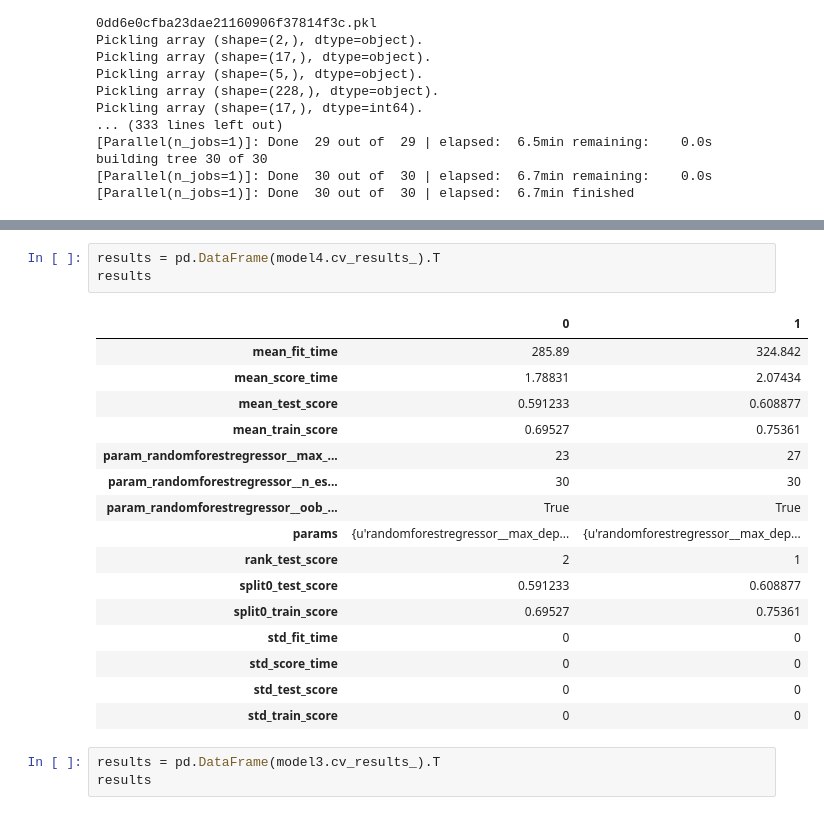
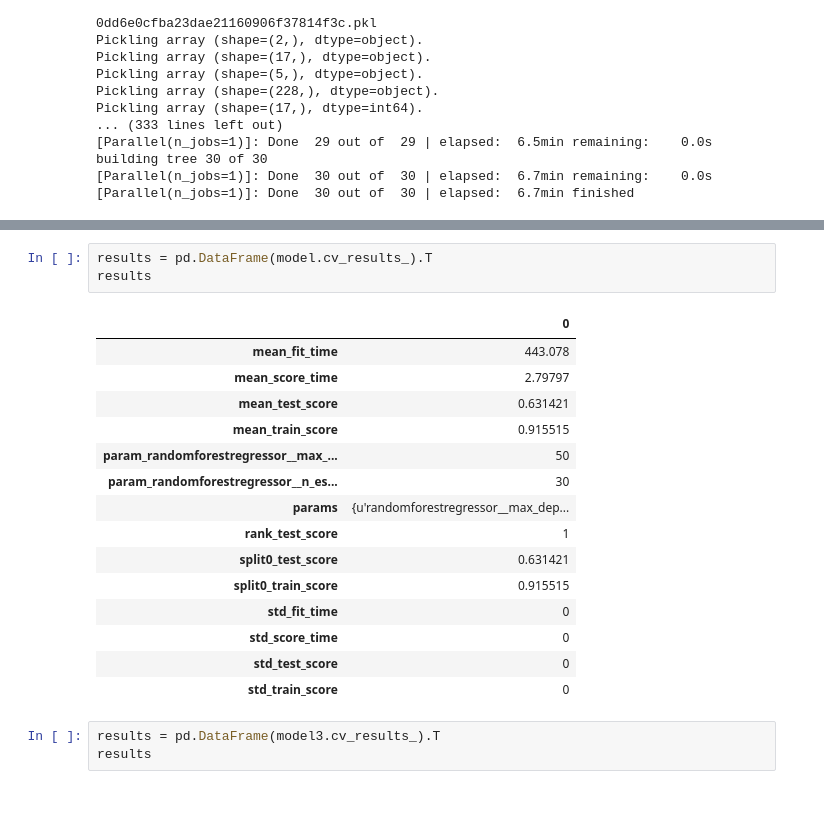
Before and after one commit to aok1425/311-prediction-times, a Jupyter notebook: modeling_completion_time/10 Random Forests R2 0.63.ipynb, the cells around one changed output, grey strips where cells are left out. Saved outputs shown, nothing was run; the diff lists cells and outputs as text.

```diff
--- a/modeling_completion_time/10 Random Forests R2 0.63.ipynb
+++ b/modeling_completion_time/10 Random Forests R2 0.63.ipynb
@@ -176,23 +168,22 @@ building tree 30 of 30
 # %%
-results = pd.DataFrame(model4.cv_results_).T
+results = pd.DataFrame(model.cv_results_).T
 results
 # %% [output]
-|  | 0 | 1 |
-| mean_fit_time | 285.89 | 324.842 |
-| mean_score_time | 1.78831 | 2.07434 |
-| mean_test_score | 0.591233 | 0.608877 |
-| mean_train_score | 0.69527 | 0.75361 |
-| param_randomforestregressor__max_... | 23 | 27 |
-| param_randomforestregressor__n_es... | 30 | 30 |
-| param_randomforestregressor__oob_... | True | True |
-| params | {u'randomforestregressor__max_dep... | {u'randomforestregressor__max_dep... |
-| rank_test_score | 2 | 1 |
-| split0_test_score | 0.591233 | 0.608877 |
-| split0_train_score | 0.69527 | 0.75361 |
-| std_fit_time | 0 | 0 |
-| std_score_time | 0 | 0 |
-| std_test_score | 0 | 0 |
-| std_train_score | 0 | 0 |
+|  | 0 |
+| mean_fit_time | 443.078 |
+| mean_score_time | 2.79797 |
+| mean_test_score | 0.631421 |
+| mean_train_score | 0.915515 |
+| param_randomforestregressor__max_... | 50 |
+| param_randomforestregressor__n_es... | 30 |
+| params | {u'randomforestregressor__max_dep... |
+| rank_test_score | 1 |
+| split0_test_score | 0.631421 |
+| split0_train_score | 0.915515 |
+| std_fit_time | 0 |
+| std_score_time | 0 |
+| std_test_score | 0 |
+| std_train_score | 0 |
 # %%
 results = pd.DataFrame(model3.cv_results_).T
 results
```
Also changed, not shown: parts of 2 cells of this notebook, 50 other files.
